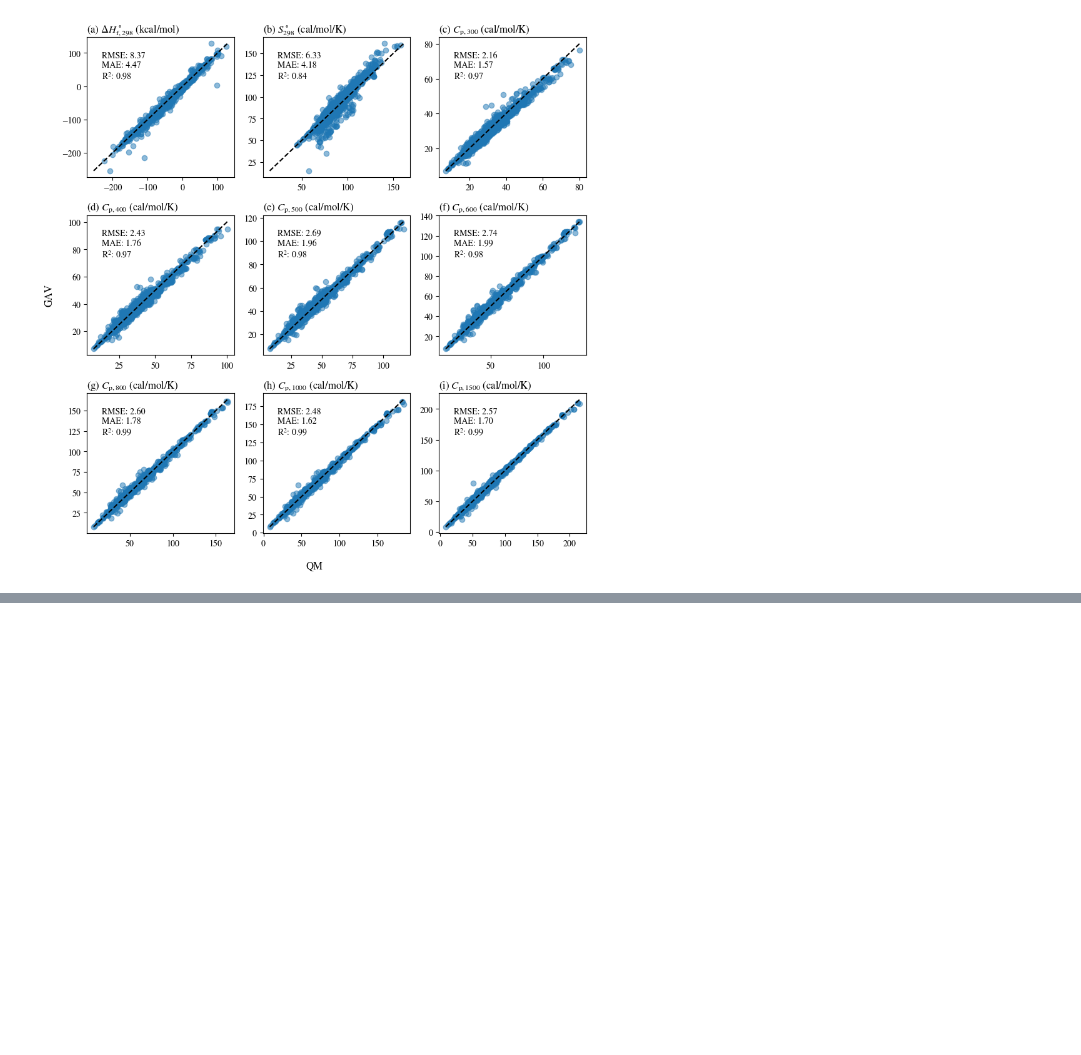
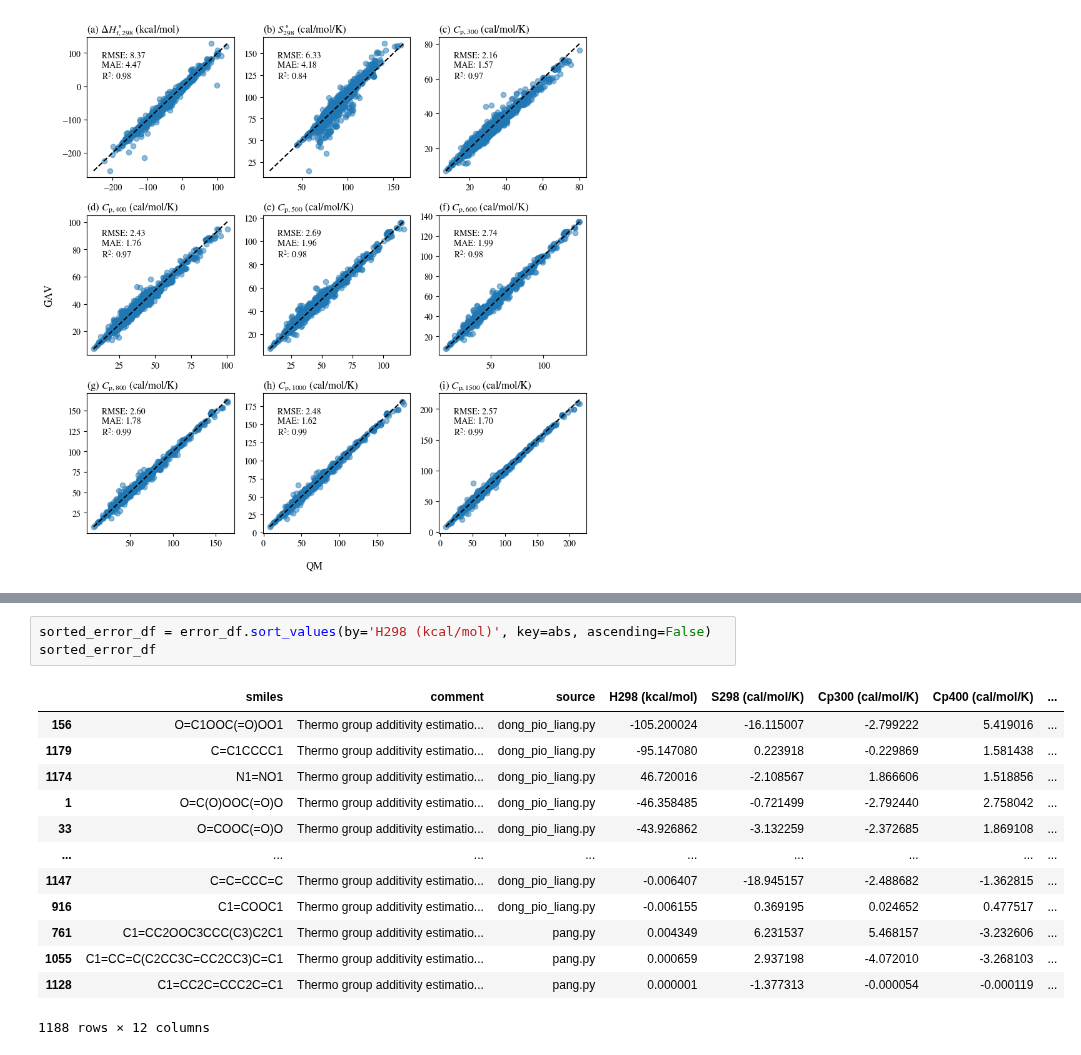
Before and after one commit to hwpang/RadicalTree, a Jupyter notebook: notebooks/2.5_get_closed_shell_data.ipynb, the cells around one changed output, grey strips where cells are left out. Drawn from its saved outputs; the diff is of its cells as text; blank space fills up the shorter version.

```diff
--- a/notebooks/2.5_get_closed_shell_data.ipynb
+++ b/notebooks/2.5_get_closed_shell_data.ipynb
@@ -286,0 +312,17 @@ fig.savefig("../figures/data_closed_shell_gav_qm_parity.pdf", bbox_inches="tight
+# %%
+sorted_error_df = error_df.sort_values(by='H298 (kcal/mol)', key=abs, ascending=False)
+sorted_error_df
+# %% [output]
+|  | smiles | comment | source | H298 (kcal/mol) | S298 (cal/mol/K) | Cp300 (cal/mol/K) | Cp400 (cal/mol/K) | ... |
+| 156 | O=C1OOC(=O)OO1 | Thermo group additivity estimatio... | dong_pio_liang.py | -105.200024 | -16.115007 | -2.799222 | 5.419016 | ... |
+| 1179 | C=C1CCCC1 | Thermo group additivity estimatio... | dong_pio_liang.py | -95.147080 | 0.223918 | -0.229869 | 1.581438 | ... |
+| 1174 | N1=NO1 | Thermo group additivity estimatio... | dong_pio_liang.py | 46.720016 | -2.108567 | 1.866606 | 1.518856 | ... |
+| 1 | O=C(O)OOC(=O)O | Thermo group additivity estimatio... | dong_pio_liang.py | -46.358485 | -0.721499 | -2.792440 | 2.758042 | ... |
+| 33 | O=COOC(=O)O | Thermo group additivity estimatio... | dong_pio_liang.py | -43.926862 | -3.132259 | -2.372685 | 1.869108 | ... |
+| ... | ... | ... | ... | ... | ... | ... | ... | ... |
+| 1147 | C=C=CCC=C | Thermo group additivity estimatio... | dong_pio_liang.py | -0.006407 | -18.945157 | -2.488682 | -1.362815 | ... |
+| 916 | C1=COOC1 | Thermo group additivity estimatio... | dong_pio_liang.py | -0.006155 | 0.369195 | 0.024652 | 0.477517 | ... |
+| 761 | C1=CC2OOC3CCC(C3)C2C1 | Thermo group additivity estimatio... | pang.py | 0.004349 | 6.231537 | 5.468157 | -3.232606 | ... |
+| 1055 | C1=CC=C(C2CC3C=CC2CC3)C=C1 | Thermo group additivity estimatio... | pang.py | 0.000659 | 2.937198 | -4.072010 | -3.268103 | ... |
+| 1128 | C1=CC2C=CCC2C=C1 | Thermo group additivity estimatio... | pang.py | 0.000001 | -1.377313 | -0.000054 | -0.000119 | ... |
+1188 rows × 12 columns
```
Also changed, not shown: parts of 5 cells of this notebook.
